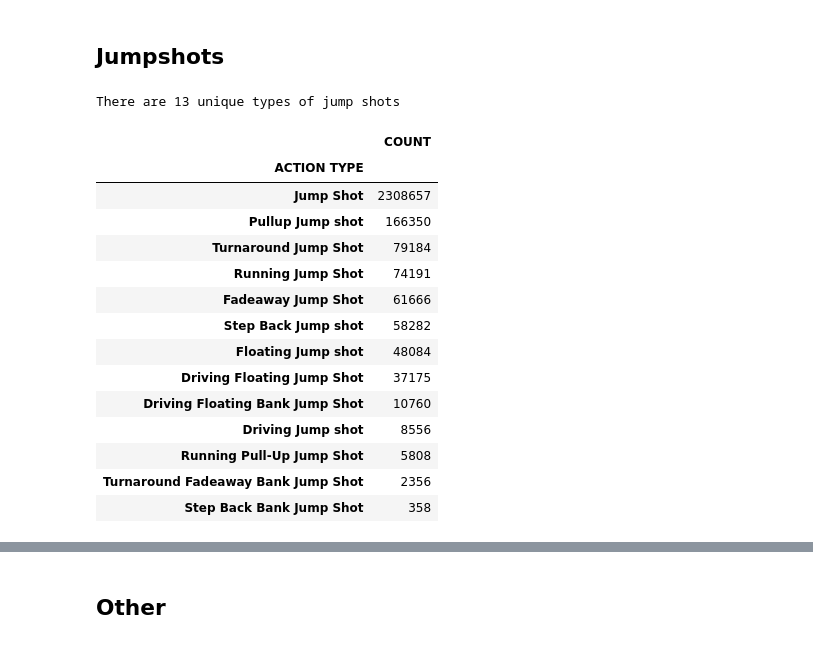
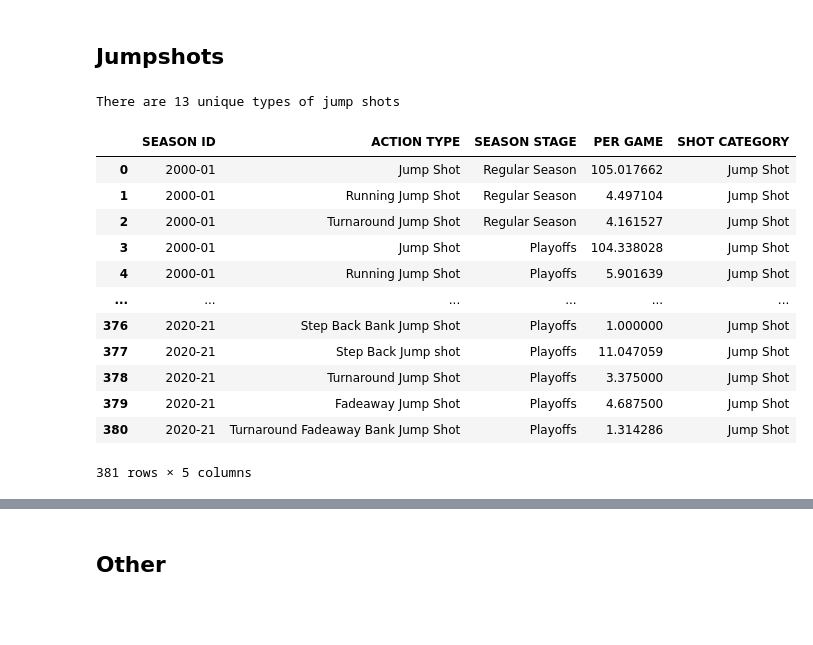
Before and after one commit to kmcsquared/TFM, a Jupyter notebook: shots.ipynb, the cells around one changed output, grey strips where cells are left out. Drawn from its saved outputs; the diff is of its cells as text; code cells hidden in the pictures; blank space fills up the shorter version.

```diff
--- a/shots.ipynb
+++ b/shots.ipynb
@@ -689,3 +689,27 @@ Alley Oop & Dunk / Alley Oop & Layup / Bank Shot / Bank Shot & Fadeaway / Dunk /
 | 1726 | 2020-21 | Turnaround Jump Shot | Regular Season | 2.859110 | Jump Shot |
 | 1727 | 2020-21 | Turnaround Jump Shot | Playoffs | 3.375000 | Jump Shot |
 1728 rows × 5 columns
+# %%
+# Shots can belong to multiple categories, so
+# count separately for categories with &
+for category in action_types['SHOT CATEGORY'].unique():
+    if '&' in category:
+        cat_1, cat_2 = category.split(' & ')
+        rows_to_remove = action_types[action_types['SHOT CATEGORY'] == category].copy()
+
+        for new_category in [cat_1, cat_2]:
+            df_new_cat = rows_to_remove.copy()
+            df_new_cat['SHOT CATEGORY'] = new_category
+            action_types = pd.concat([action_types, df_new_cat], ignore_index=True)
+
+# Remove records whose categories contain &
+action_types = action_types[~action_types['SHOT CATEGORY'].str.contains('&')]
+action_types.sort_values(
+    by=['SEASON ID', 'SHOT CATEGORY', 'SEASON STAGE'],
+    ascending=(True, True, False),
+    inplace=True
+)
+
+action_types.reset_index(drop=True, inplace=True)
+
+action_types
@@ -727,23 +804,20 @@ plt.show()
 # %%
 jumpshots = action_types[action_types['ACTION TYPE'].str.lower().str.contains('jump shot')].reset_index(drop=True)
 print('There are {} unique types of jump shots'.format(len(jumpshots['ACTION TYPE'].unique())))
 
-# Show top
-jumpshots.groupby('ACTION TYPE').sum().sort_values('COUNT', ascending=False)
+jumpshots
 # %% [output]
 There are 13 unique types of jump shots
-|  | COUNT |
-| ACTION TYPE |  |
-| Jump Shot | 2308657 |
-| Pullup Jump shot | 166350 |
-| Turnaround Jump Shot | 79184 |
-| Running Jump Shot | 74191 |
-| Fadeaway Jump Shot | 61666 |
-| Step Back Jump shot | 58282 |
-| Floating Jump shot | 48084 |
-| Driving Floating Jump Shot | 37175 |
-| Driving Floating Bank Jump Shot | 10760 |
-| Driving Jump shot | 8556 |
-| Running Pull-Up Jump Shot | 5808 |
-| Turnaround Fadeaway Bank Jump Shot | 2356 |
-| Step Back Bank Jump Shot | 358 |
+|  | SEASON ID | ACTION TYPE | SEASON STAGE | PER GAME | SHOT CATEGORY |
+| 0 | 2000-01 | Jump Shot | Regular Season | 105.017662 | Jump Shot |
+| 1 | 2000-01 | Running Jump Shot | Regular Season | 4.497104 | Jump Shot |
+| 2 | 2000-01 | Turnaround Jump Shot | Regular Season | 4.161527 | Jump Shot |
+| 3 | 2000-01 | Jump Shot | Playoffs | 104.338028 | Jump Shot |
+| 4 | 2000-01 | Running Jump Shot | Playoffs | 5.901639 | Jump Shot |
+| ... | ... | ... | ... | ... | ... |
+| 376 | 2020-21 | Step Back Bank Jump Shot | Playoffs | 1.000000 | Jump Shot |
+| 377 | 2020-21 | Step Back Jump shot | Playoffs | 11.047059 | Jump Shot |
+| 378 | 2020-21 | Turnaround Jump Shot | Playoffs | 3.375000 | Jump Shot |
+| 379 | 2020-21 | Fadeaway Jump Shot | Playoffs | 4.687500 | Jump Shot |
+| 380 | 2020-21 | Turnaround Fadeaway Bank Jump Shot | Playoffs | 1.314286 | Jump Shot |
+381 rows × 5 columns
```
Also changed, not shown: parts of 11 cells of this notebook.
